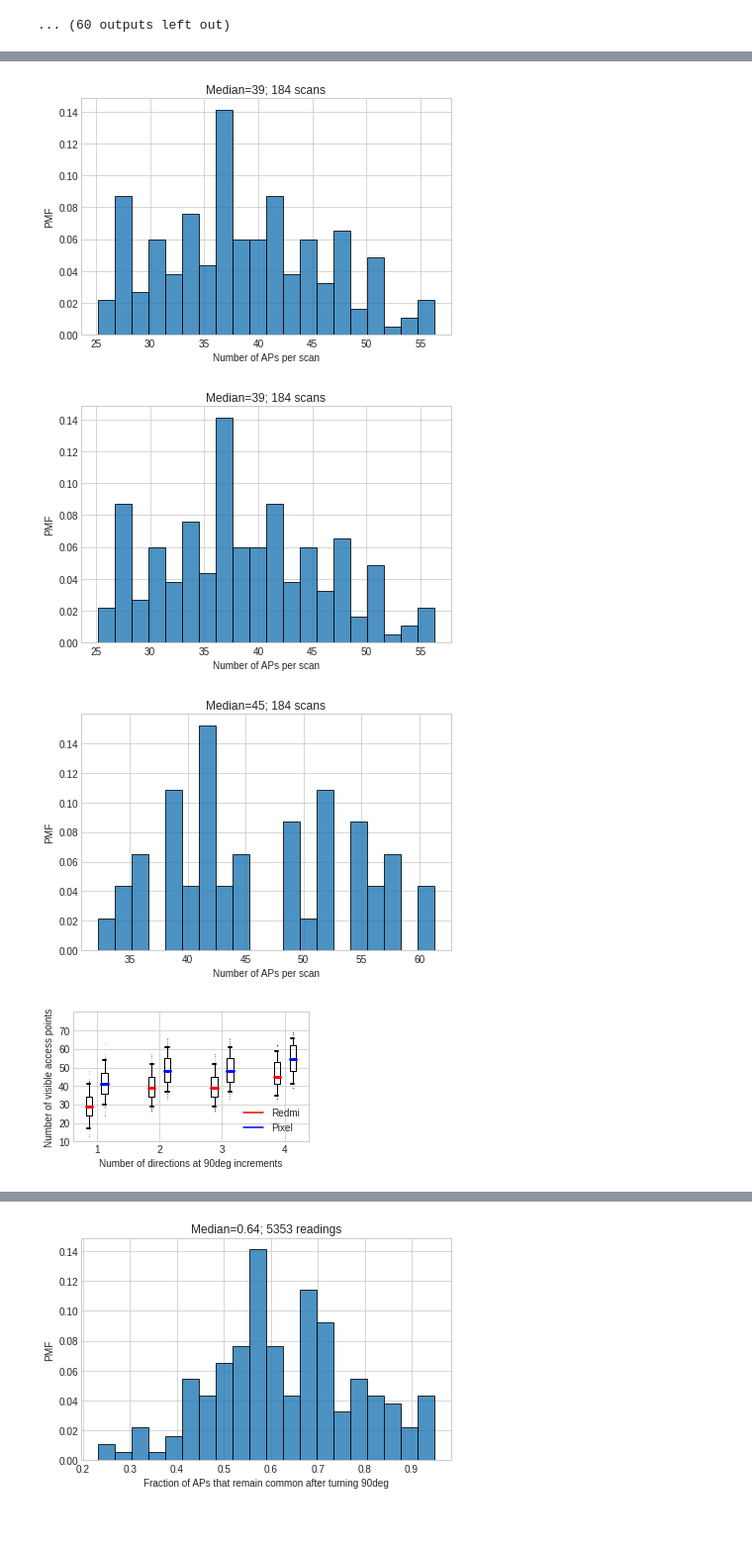
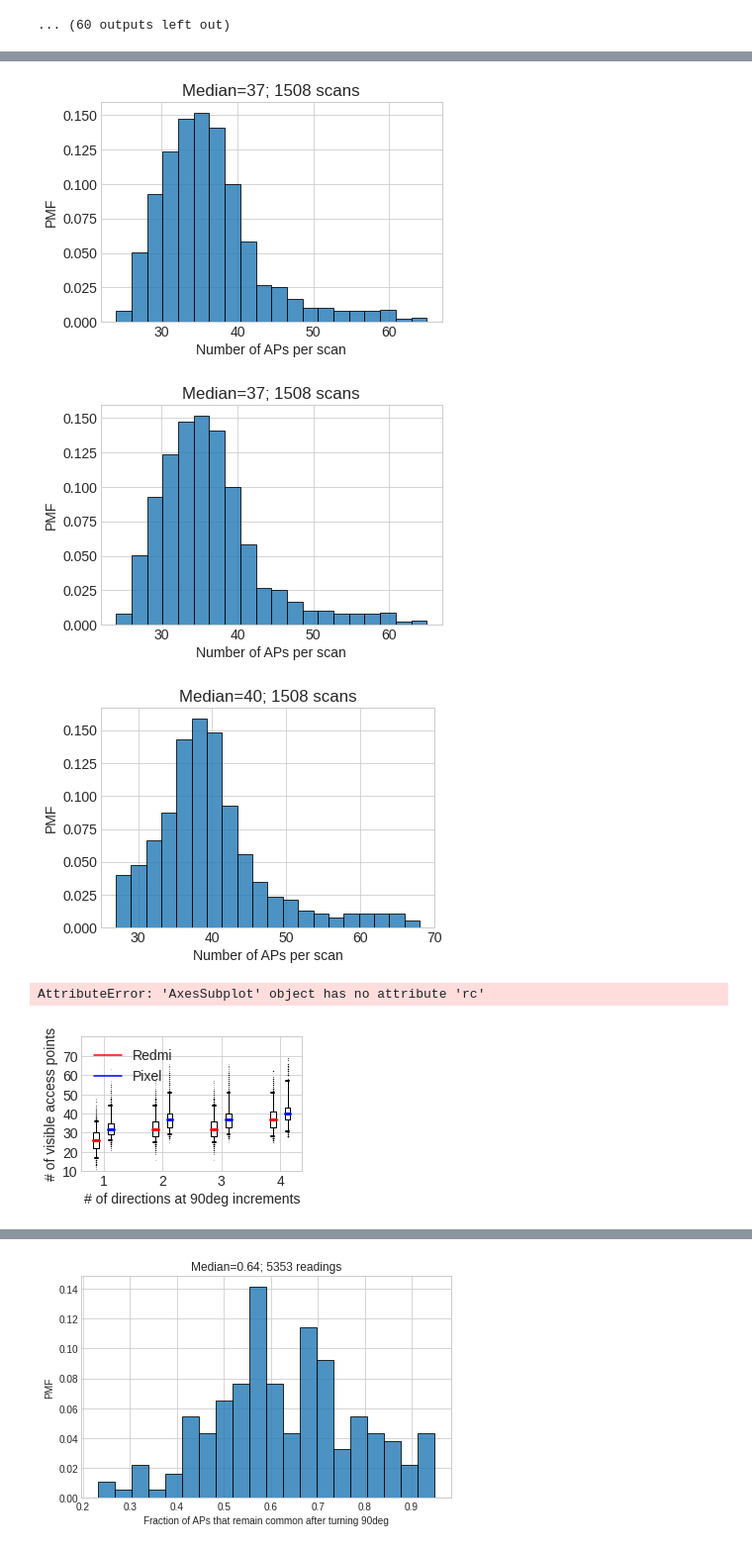
Before and after one commit to documenteinaer/similarity, a Jupyter notebook: similarity-studiu-loc.ipynb, the cells around one changed output, grey strips where cells are left out. Shown at 99% size. Saved outputs shown, nothing was run; the diff lists cells and outputs as text; code cells hidden in the pictures; blank space fills up the shorter version.

```diff
--- a/similarity-studiu-loc.ipynb
+++ b/similarity-studiu-loc.ipynb
@@ -540,7 +540,7 @@ Statistics about measuement in 4 cardinal directions:
 - when reading in three directions, 50% of RSSI changes more than 9dBm, and 10% changes more than ~15dBm
 """
 
-etaje = retaje# + retaje
+etaje = petaje# + retaje
 #f = merge_wifi_fingerprints(etaje[0][2]['fingerprints'])
 #print(f)
 APstats = {'total0':[], 'total2':[], 'total3':[], 'total4':[], \
@@ -550,7 +550,7 @@ APstats = {'total0':[], 'total2':[], 'total3':[], 'total4':[], \
 for e in etaje:
     for c in e:
         f = c['fingerprints']
-        allf = merge_wifi_fingerprints(f)['wifi']
+        allf = merge_wifi_fingerprints1(f)['wifi']
         for mac in allf:
             APstats['ndirs'].append(len(allf[mac]['rssi'])) # number of directions an AP is visible
             if len(allf[mac]['rssi'])==2:
@@ -578,7 +578,7 @@ for e in etaje:
 # %%
 # save in previous cell, the uncomment one below to save dataset for phone p, or r
 #rAPstats=APstats
-#pAPstats=APstats
+pAPstats=APstats
 # %%
 
 for stat in ['total0', 'total2', 'total3', 'total4']:
@@ -632,9 +632,9 @@ ax1.set_yticks(np.arange(0, 80, 10))
 ax1.set_xticklabels(ticks)
 #ax1.set_xlim(-2, len(ticks)*2)
 ax1.set_ylim(10, 80)
-ax1.set_xlabel("Number of directions at 90deg increments")
-ax1.set_ylabel("Number of visible access points")
-
+ax1.set_xlabel("# of directions at 90deg increments")
+ax1.set_ylabel("# of visible access points")
+plt.rc('font', size=14)
 fig1.tight_layout()
 plt.show()
 fig1.savefig("APs_gained_when_rotating.pdf", bbox_inches='tight')
@@ -643,7 +643,8 @@ fig1.savefig("APs_gained_when_rotating.pdf", bbox_inches='tight')
-[figure, old version]
+[figure, new version]
-[figure, old version]
+[figure, new version]
-[figure, old version]
+[figure, new version]
+AttributeError: 'AxesSubplot' object has no attribute 'rc'
-[figure, old version]
+[figure, new version]
 # %%
 plt.style.use("seaborn-whitegrid")
 fig1, ax1 = plt.subplots(figsize=(4, 2.5))
```
Also changed, not shown: parts of 2 cells of this notebook, 4 other files.
